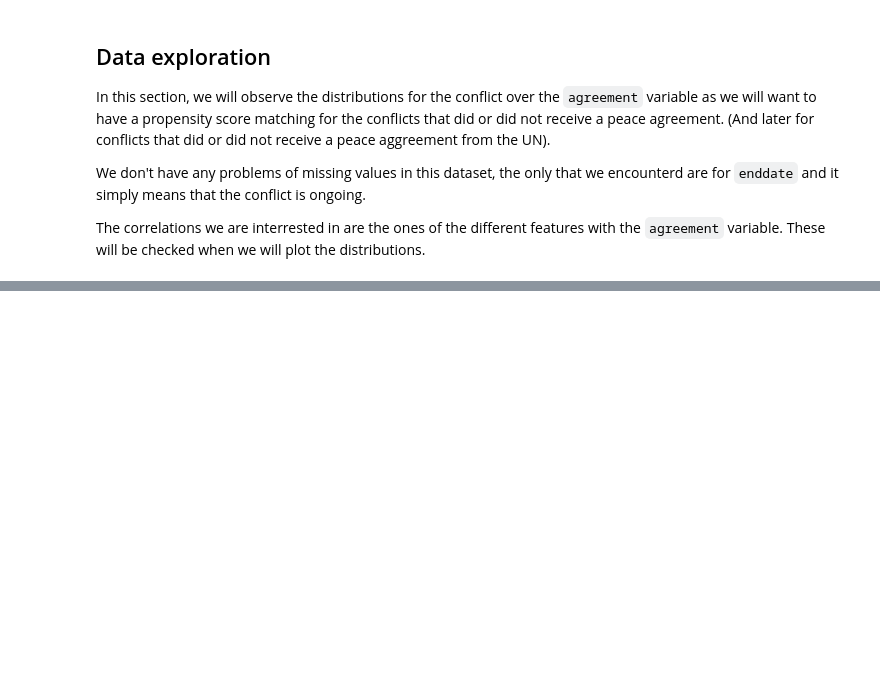
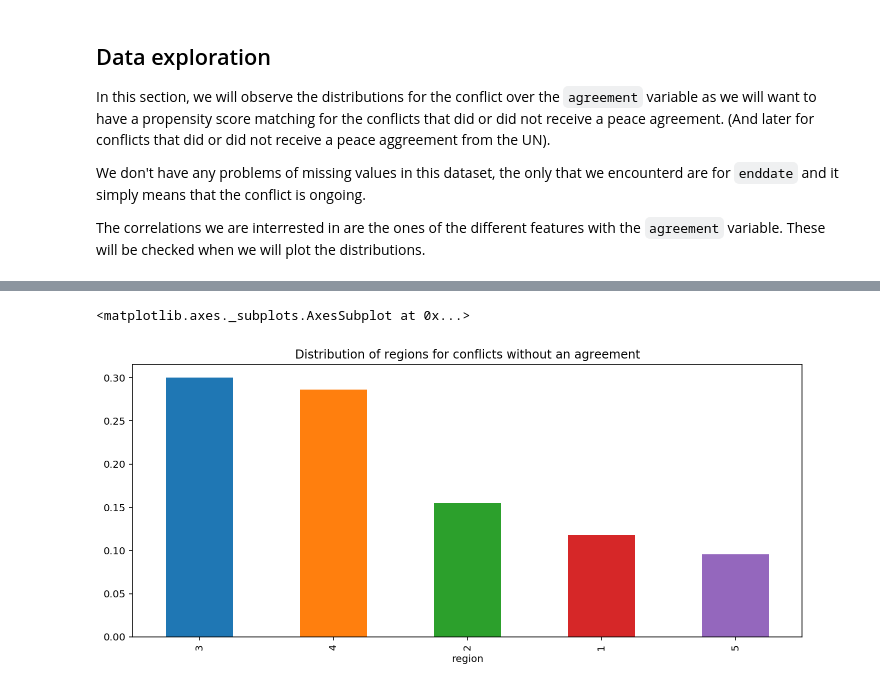
Before and after one commit to rbsteinm/AppliedDataAnalysis, a Jupyter notebook: project/DataExploration.ipynb, the cells around one changed output, grey strips where cells are left out. Saved outputs shown, nothing was run; the diff lists cells and outputs as text; code cells hidden in the pictures; blank space fills up the shorter version.

```diff
--- a/project/DataExploration.ipynb
+++ b/project/DataExploration.ipynb
@@ -655,8 +886,13 @@ locationcount[:20].plot('bar')
 # %%
 regionNAcount = clean_df[clean_df['agreement'] == 0].groupby('region').count()['sidea']
+#Check the % for each region
 regionNAcount = regionNAcount / len(clean_df[clean_df['agreement'] == 0])
 regionNAcount.sort_values(ascending = False , inplace = True)
 plt.figure(figsize=(12,5))
-regionNAcount.plot('bar')
+plt.title('Distribution of regions for conflicts without an agreement')
+regionNAcount[:5].plot('bar')
+# %% [output]
+<matplotlib.axes._subplots.AxesSubplot at 0x...>
+[figure, added]
 # %%
 regioncount = clean_df[clean_df['agreement'] == 1].groupby('region').count()['sidea']
```
Also changed, not shown: parts of 54 cells of this notebook.
